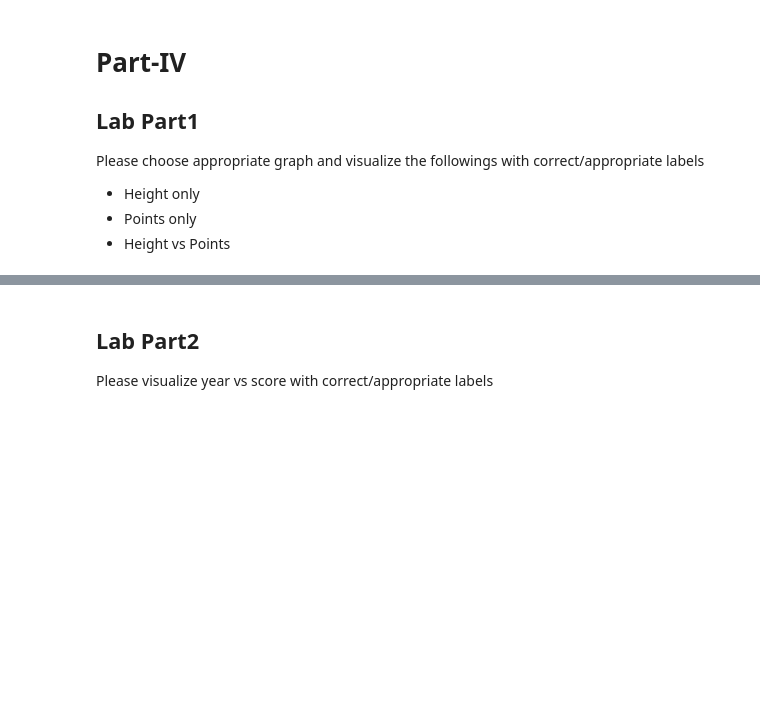
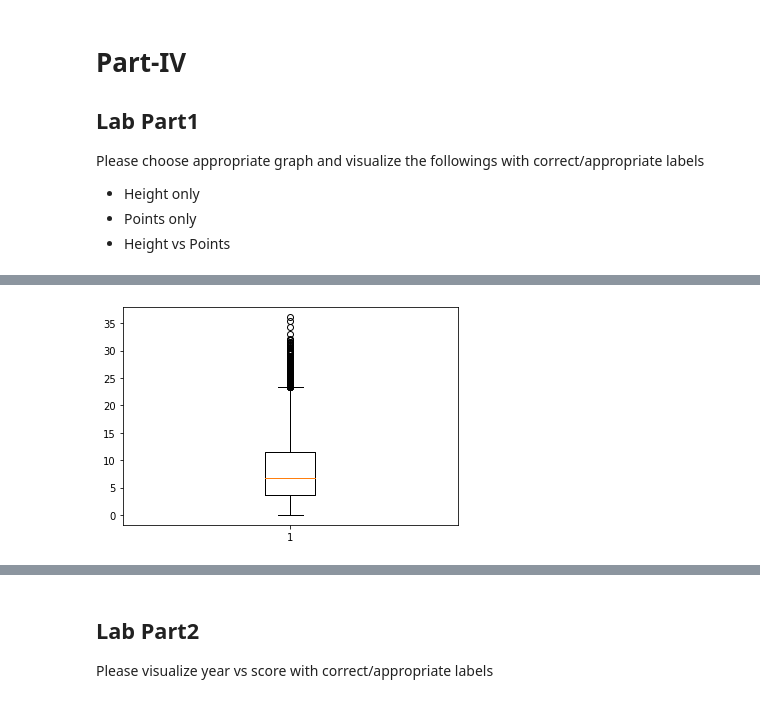
Before and after one commit to muralikrishna02/DS601_Fall22, a Jupyter notebook: Week02/lab/lab2.ipynb, the cells around one changed output, grey strips where cells are left out. Drawn from its saved outputs; the diff is of its cells as text; code cells hidden in the pictures; blank space fills up the shorter version.

```diff
--- a/Week02/lab/lab2.ipynb
+++ b/Week02/lab/lab2.ipynb
@@ -19,0 +25,5 @@ import matplotlib.pyplot as plt
+# %%
+plt.boxplot(points)
+plt.show()
+# %% [output]
+[figure, added]
```
Also changed, not shown: parts of 3 cells of this notebook.
